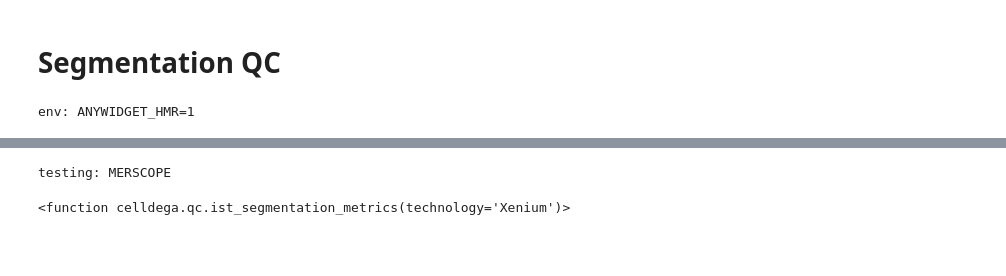
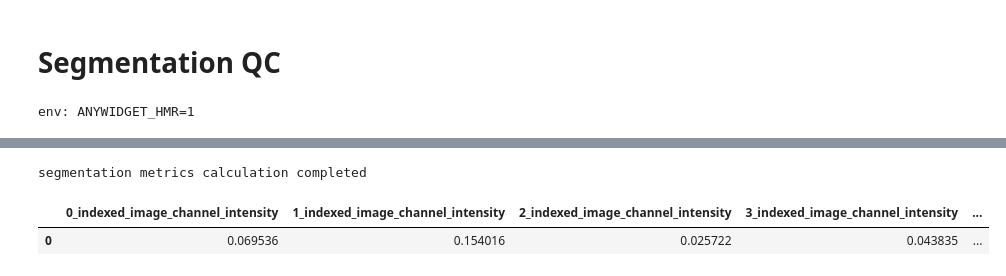
Before and after one commit to broadinstitute/celldega, a Jupyter notebook: notebooks/Segmentation_QC.ipynb, the cells around one changed output, grey strips where cells are left out. Saved outputs shown, nothing was run; the diff lists cells and outputs as text; code cells hidden in the pictures; blank space fills up the shorter version.

```diff
--- a/notebooks/Segmentation_QC.ipynb
+++ b/notebooks/Segmentation_QC.ipynb
@@ -37,8 +15,20 @@ dir(dega)
 # %%
-dega.qc.ist_segmentation_metrics('MERSCOPE')
+import celldega as dega
+dataset_metrics_df = dega.qc.ist_segmentation_metrics(transcript_metadata_file="../../../Downloads/data_for_testing_metrics_script/submissions_b41b6b90-1a22-4e63-9fa8-6a80bbeacfc9_MAIN_WORKFLOW_8d99fba5-76b7-466f-afa0-d33105c75de0_call-partitioning_transcript_cell_by_gene_partitioned_transcripts_metadata.parquet",
+                                 transcript_data_file="../../../Downloads/data_for_testing_metrics_script/submissions_b41b6b90-1a22-4e63-9fa8-6a80bbeacfc9_MAIN_WORKFLOW_8d99fba5-76b7-466f-afa0-d33105c75de0_call-create_subset_subset_coordinates.csv",
+                                 cell_polygon_metadata_file="../../../Downloads/data_for_testing_metrics_script/submissions_b41b6b90-1a22-4e63-9fa8-6a80bbeacfc9_MAIN_WORKFLOW_8d99fba5-76b7-466f-afa0-d33105c75de0_call-partitioning_transcript_cell_by_gene_cell_metadata.parquet",
+                                 cell_polygon_data_file="../../../Downloads/data_for_testing_metrics_script/submissions_b41b6b90-1a22-4e63-9fa8-6a80bbeacfc9_MAIN_WORKFLOW_8d99fba5-76b7-466f-afa0-d33105c75de0_call-partitioning_transcript_cell_by_gene_cell_polygons.parquet",
+                                 image_files=["../../../Documents/cell_segmentation/segmentation_data/original_data/Xenium_Prime_Human_Prostate_FFPE_outs/morphology_focus/morphology_focus_0000.ome.tif",
+                                              "../../../Documents/cell_segmentation/segmentation_data/original_data/Xenium_Prime_Human_Prostate_FFPE_outs/morphology_focus/morphology_focus_0001.ome.tif",
+                                              "../../../Documents/cell_segmentation/segmentation_data/original_data/Xenium_Prime_Human_Prostate_FFPE_outs/morphology_focus/morphology_focus_0002.ome.tif",
+                                              "../../../Documents/cell_segmentation/segmentation_data/original_data/Xenium_Prime_Human_Prostate_FFPE_outs/morphology_focus/morphology_focus_0003.ome.tif"],
+                                 subset_interval_y_x=[0,20294,0,42748],
+                                 pixel_size=0.2125,
+                                 thickness=1)
 # %% [output]
-testing: MERSCOPE
+segmentation metrics calculation completed
-# %%
-dega.ist_segmentation_metrics
-# %% [output]
-<function celldega.qc.ist_segmentation_metrics(technology='Xenium')>
+# %%
+dataset_metrics_df
+# %% [output]
+|  | 0_indexed_image_channel_intensity | 1_indexed_image_channel_intensity | 2_indexed_image_channel_intensity | 3_indexed_image_channel_intensity | ... |
+| 0 | 0.069536 | 0.154016 | 0.025722 | 0.043835 | ... |
```
Also changed, not shown: parts of 7 cells of this notebook, 3 other files.
